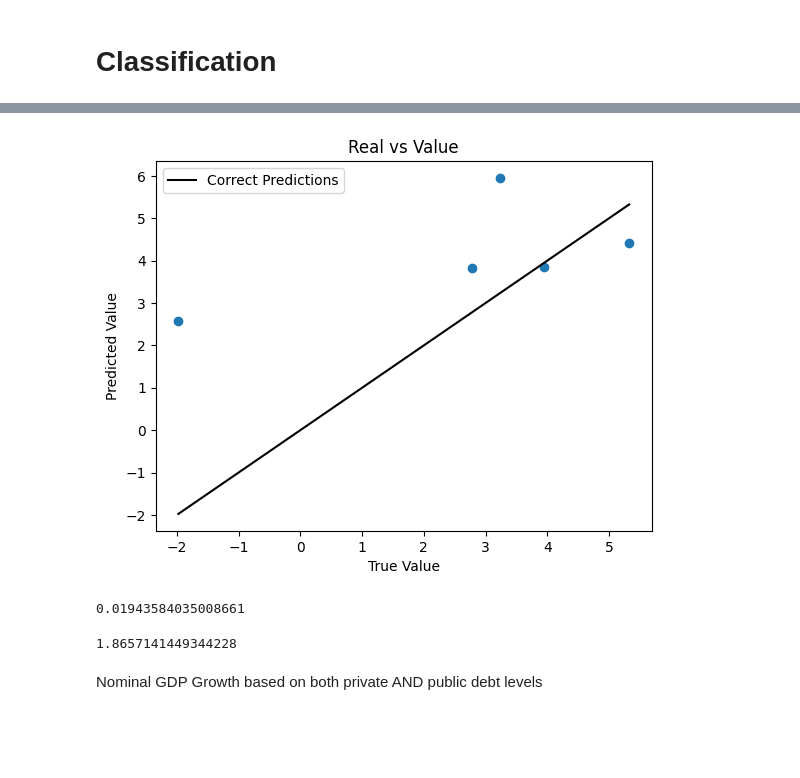
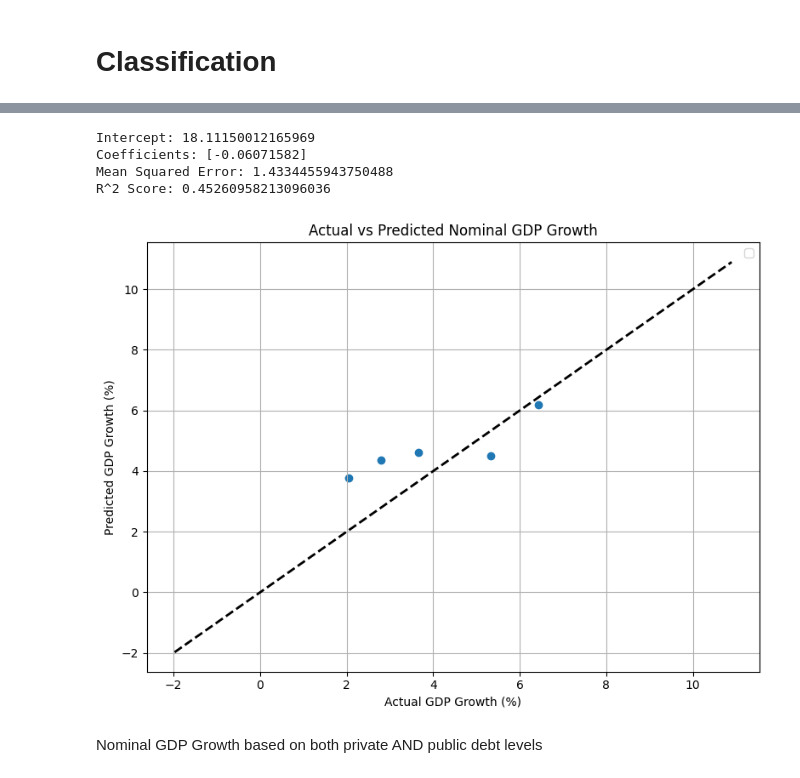
Before and after one commit to aeslha/july_21, a Jupyter notebook: DSRP_Final_Project.ipynb, the cells around one changed output, grey strips where cells are left out. Cells and saved outputs as stored; diff of their text form; code cells hidden in the pictures; blank space fills up the shorter version.

```diff
--- a/DSRP_Final_Project.ipynb
+++ b/DSRP_Final_Project.ipynb
@@ -100,7 +96,7 @@ dtypes: float64(9), int64(1)
 memory usage: 5.9 KB
 # %%
 # dropping first 50 rows (years) to only see data from and post the year 2000.
-df=df.drop(df.index[0:50])
+df=df.drop(df.index[0:49])
 # %%
 df['Nominal GDP Growth'] = df['Nominal GDP'].pct_change() * 100  # % change year-over-year
 df = df.dropna(subset=['Nominal GDP Growth']) # drops the first null value
@@ -196,27 +225,34 @@ plt.show()
 # %%
-# linear regression
-X = df[['Household Debt Of All Intruments', 'Household Debt, Loans and Debt Securities']]
+X = df[['Total Private Debt Of All Instruments']]
 y = df['Nominal GDP Growth']
+
 X_train, X_test, y_train, y_test = train_test_split(X, y, test_size=0.2, random_state=42)
-
 model = LinearRegression()
 model.fit(X_train, y_train)
-
 pred = model.predict(X_test)
 
-plt.scatter(y_test, [pred])
-plt.plot([y_test.min(), y_test.max()], [y_test.min(), y_test.max()], color = 'black', label='Correct Predictions')
-plt.xlabel('True Value')
-plt.ylabel('Predicted Value')
-plt.title('Real vs Value')
+mse = mean_squared_error(y_test, pred)
+r2 = r2_score(y_test, pred)
+
+print("Intercept:", model.intercept_)
+print("Coefficients:", model.coef_)
+print("Mean Squared Error:", mse)
+print("R^2 Score:", r2)
+
+
+plt.figure(figsize=(8, 6))
+plt.scatter(y_test, pred)
+plt.plot([y.min(), y.max()], [y.min(), y.max()], 'k--', lw=2)  # 45-degree line
+plt.xlabel('Actual GDP Growth (%)')
+plt.ylabel('Predicted GDP Growth (%)')
+plt.title('Actual vs Predicted Nominal GDP Growth')
+plt.grid(True)
+plt.tight_layout()
 plt.legend()
-
 plt.show()
-
-print(r2_score(y_test, pred))
-mean_squared_error(y_test, pred)
-mean_absolute_error(y_test, pred)
 # %% [output]
+Intercept: 18.11150012165969
+Coefficients: [-0.06071582]
+Mean Squared Error: 1.4334455943750488
+R^2 Score: 0.45260958213096036
-[figure, old version]
+[figure, new version]
-0.01943584035008661
-1.8657141449344228
```
Also changed, not shown: parts of 9 cells of this notebook.
